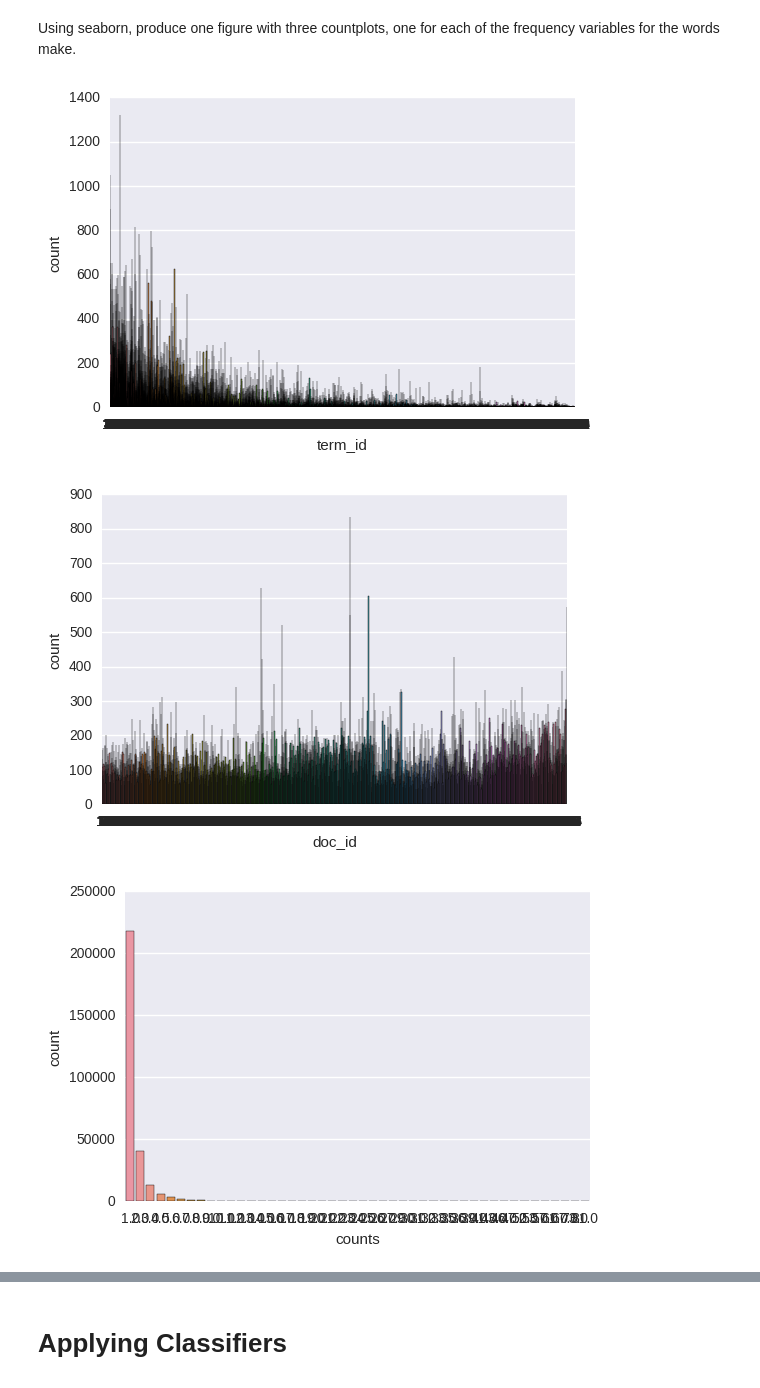
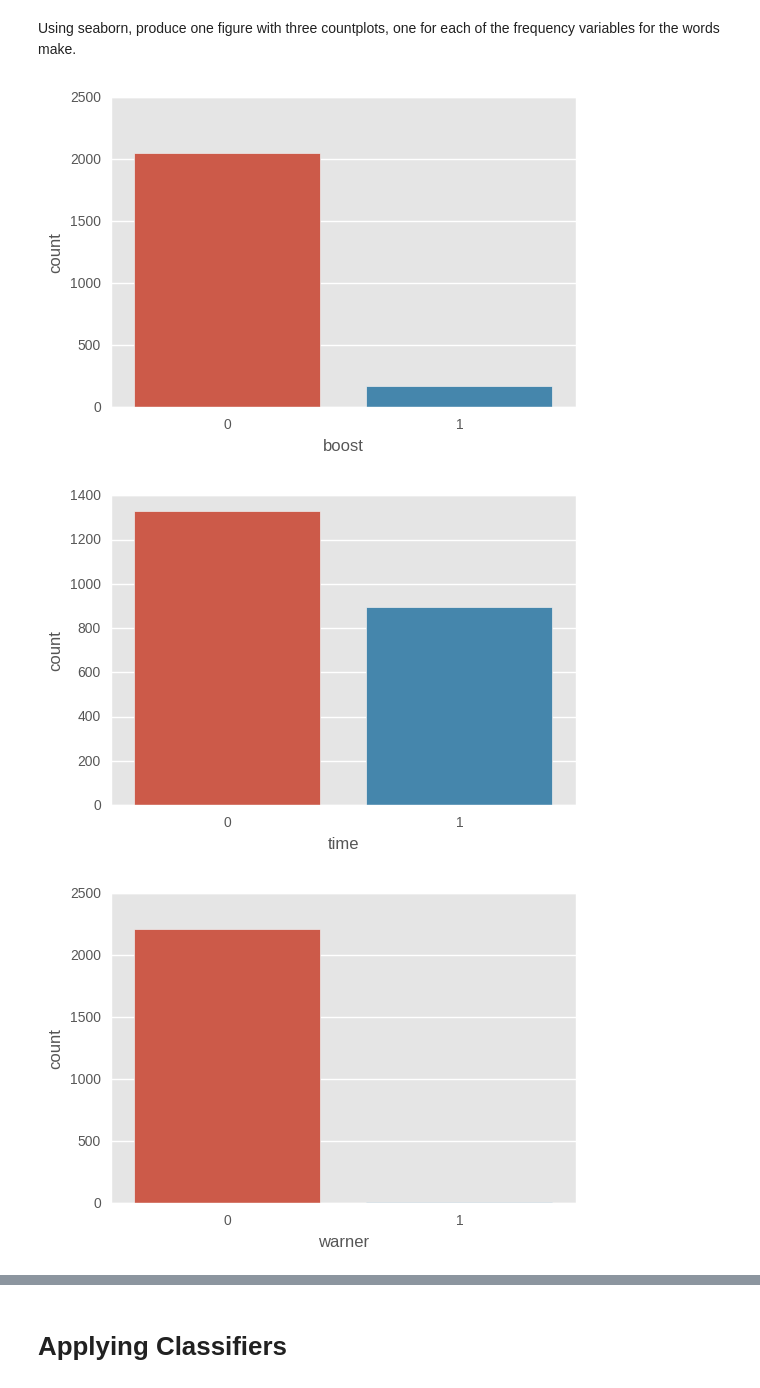
Before and after one commit to alishan2040/ml_project, a Jupyter notebook: Machine_learning_Algos.ipynb, the cells around one changed output, grey strips where cells are left out. Drawn from its saved outputs; the diff is of its cells as text; code cells hidden in the pictures.

```diff
--- a/Machine_learning_Algos.ipynb
+++ b/Machine_learning_Algos.ipynb
@@ -97,0 +113,38 @@ classes_data  = pd.read_csv( "./dataset/classes.txt",sep="\s+", names=['doc_id',
+# %%
+
+data_array = np.asarray(mtx_data[mtx_data.columns])
+classes_array = np.asarray(classes_data[classes_data.columns])
+Columns = np.array(list(terms_data.words))
+
+# array of zeros
+zero_arr = np.zeros((2225,1), dtype=int)
+i=0
+for col in Columns:
+    classes_data[col] = zero_arr
+    if i==2225:
+        break
+    i += 1
+
+for i in range(classes_array.shape[0]):
+
+    #if (i+1)%10 == 0:
+    print "i:",i,
+        #break
+
+    doc_id = classes_array[i, 0]        # Getting Document id
+    mask = data_array[:,1]==doc_id      # Getting indices where condition holds
+                                        # mask is boolean array
+    if sum(mask) > 0:                   # Not empty list returned
+
+        terms_ids = data_array[mask, 0]
+        arr = np.array(terms_ids, dtype=int)
+        words = list(Columns[list(arr-1)])
+        #l += len(words)
+        for word in words:              #Placing 1 on the each occurance of each word in each document
+
+            #classes_data.set_value(i, unicode(word), 1)
+
+            # some characters do not lie in ascii(128) so need to cast them in unicode
+            classes_data.ix[i][unicode(word)]= 1
+
+print "No.of NaN Entries:",classes_data.isnull().sum().sum()
@@ -177,16 +214,16 @@ sns.pairplot(classification_data, hue="class")
 # %% [markdown]
 Using seaborn, produce one figure with three countplots, one for each of the frequency variables for the words make.
 # %%
-ax = sns.countplot(x='term_id', data=classification_data)
+ax = sns.countplot(x='boost', data=classes_data)
 plt.show()
 
-ax = sns.countplot(x='doc_id', data=classification_data)
+ax = sns.countplot(x='time', data=classes_data)
 plt.show()
 
-ax = sns.countplot(x='counts', data=classification_data)
+ax = sns.countplot(x='warner', data=classes_data)
 plt.show()
 # %% [output]
-[figure, old version]
+[figure, new version]
-[figure, old version]
+[figure, new version]
-[figure, old version]
+[figure, new version]
 # %% [markdown]
```
Also changed, not shown: parts of 84 cells of this notebook.
